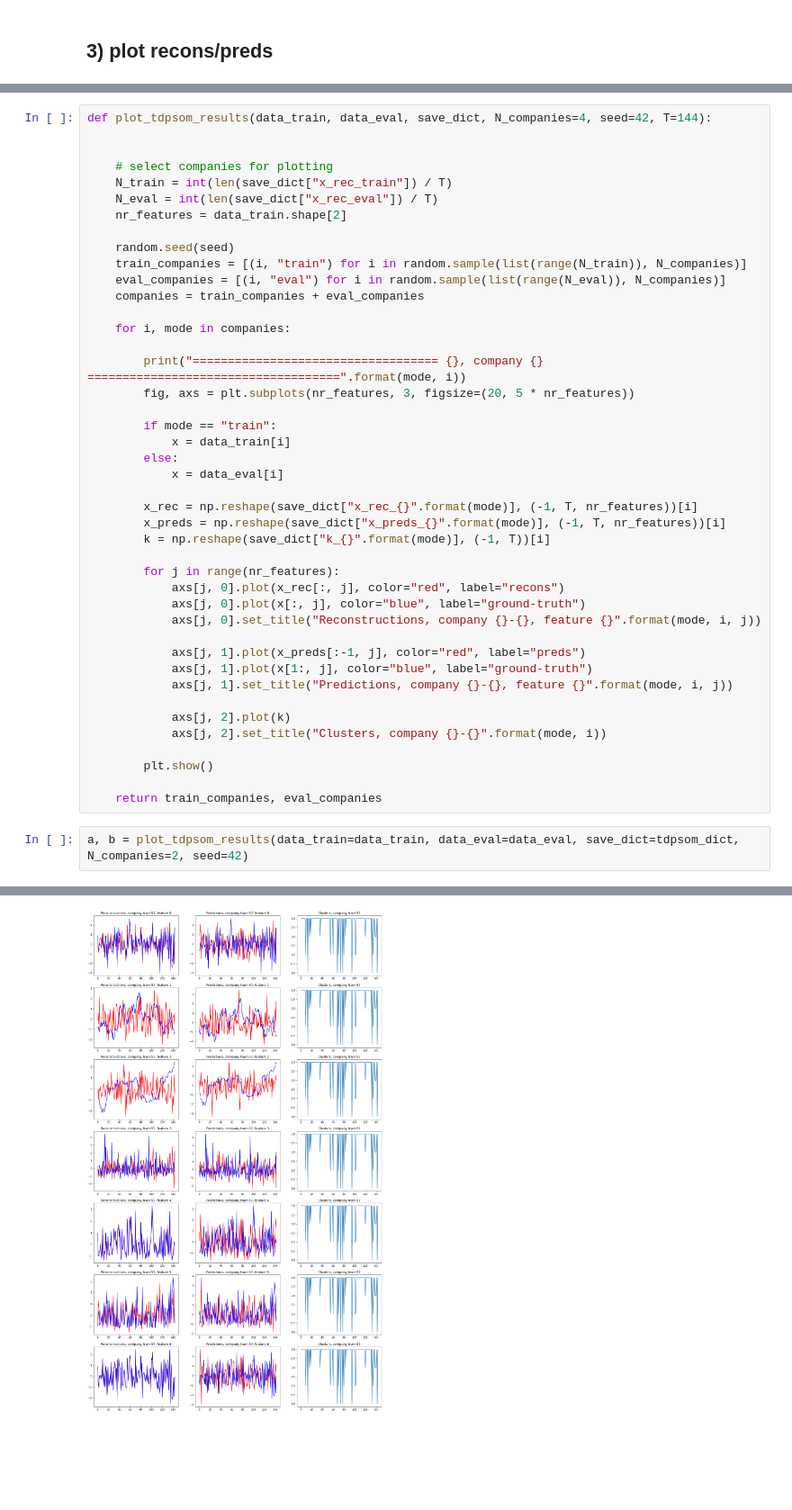
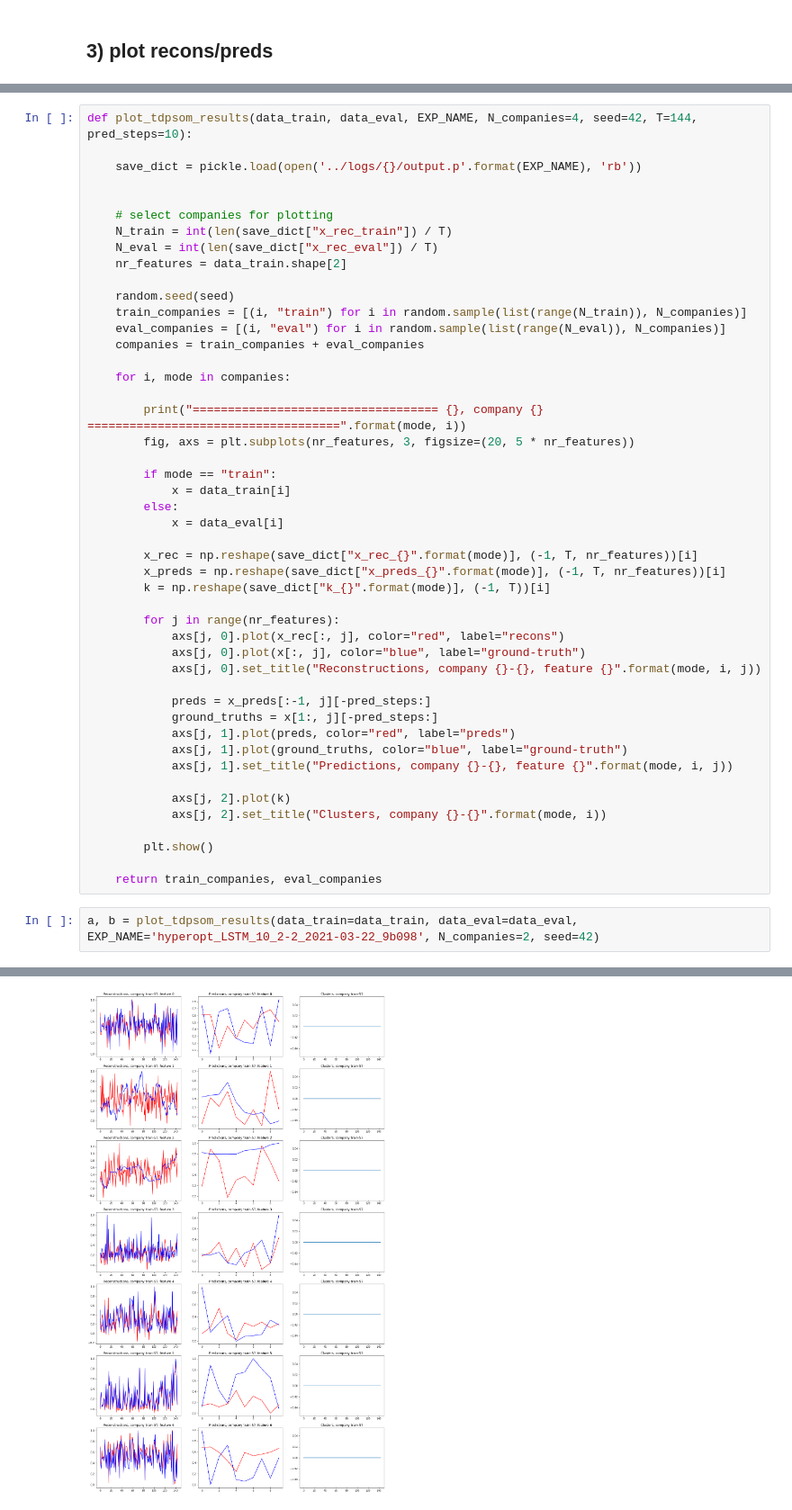
Before and after one commit to metodmove/finTDPSOM, a Jupyter notebook: notebooks/tdpsom_results.ipynb, the cells around one changed output, grey strips where cells are left out. Shown at 90% size. Cells and saved outputs as stored; diff of their text form; blank space fills up the shorter version.

Commit message:
evaluation TDPSOM

```diff
--- a/notebooks/tdpsom_results.ipynb
+++ b/notebooks/tdpsom_results.ipynb
@@ -62,5 +121,7 @@ data_train.shape[2]
 # %%
-def plot_tdpsom_results(data_train, data_eval, save_dict, N_companies=4, seed=42, T=144):
+def plot_tdpsom_results(data_train, data_eval, EXP_NAME, N_companies=4, seed=42, T=144, pred_steps=10):
+
+    save_dict = pickle.load(open('../logs/{}/output.p'.format(EXP_NAME), 'rb'))
 
 
     # select companies for plotting
@@ -92,8 +153,10 @@ def plot_tdpsom_results(data_train, data_eval, save_dict, N_companies=4, seed=42
             axs[j, 0].plot(x[:, j], color="blue", label="ground-truth")
             axs[j, 0].set_title("Reconstructions, company {}-{}, feature {}".format(mode, i, j))
 
-            axs[j, 1].plot(x_preds[:-1, j], color="red", label="preds")
-            axs[j, 1].plot(x[1:, j], color="blue", label="ground-truth")
+            preds = x_preds[:-1, j][-pred_steps:]
+            ground_truths = x[1:, j][-pred_steps:]
+            axs[j, 1].plot(preds, color="red", label="preds")
+            axs[j, 1].plot(ground_truths, color="blue", label="ground-truth")
             axs[j, 1].set_title("Predictions, company {}-{}, feature {}".format(mode, i, j))
 
             axs[j, 2].plot(k)
@@ -103,6 +166,6 @@ def plot_tdpsom_results(data_train, data_eval, save_dict, N_companies=4, seed=42
 
     return train_companies, eval_companies
 # %%
-a, b = plot_tdpsom_results(data_train=data_train, data_eval=data_eval, save_dict=tdpsom_dict, N_companies=2, seed=42)
+a, b = plot_tdpsom_results(data_train=data_train, data_eval=data_eval, EXP_NAME='hyperopt_LSTM_10_2-2_2021-03-22_9b098', N_companies=2, seed=42)
 # %% [output]
 =================================== train, company 327 ====================================
@@ -110,3 +173,3 @@ a, b = plot_tdpsom_results(data_train=data_train, data_eval=data_eval, save_dict
 =================================== train, company 57 ====================================
-[figure, old version]
+[figure, new version]
 =================================== eval, company 3 ====================================
```
Also changed, not shown: parts of 7 cells of this notebook, 2 other files.
